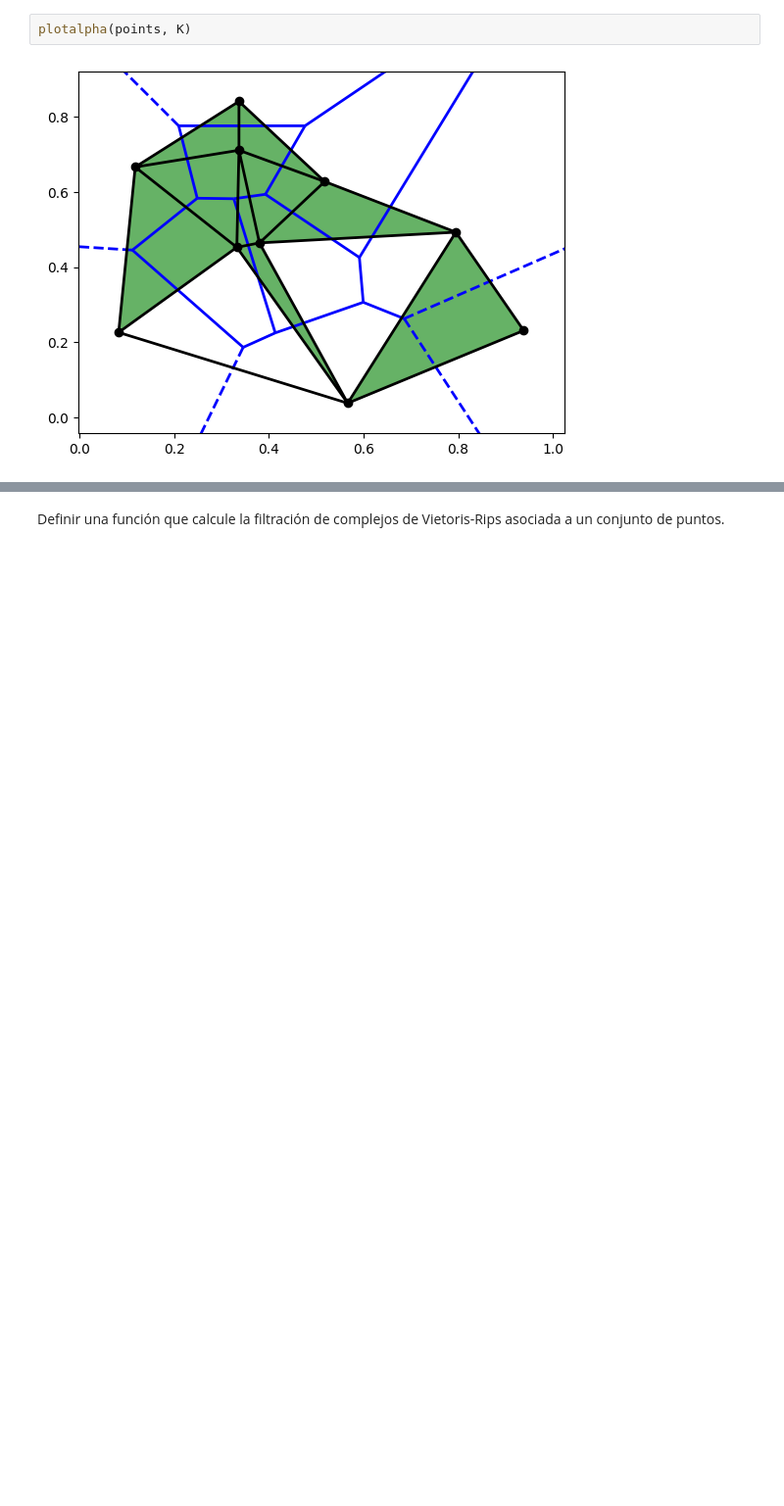
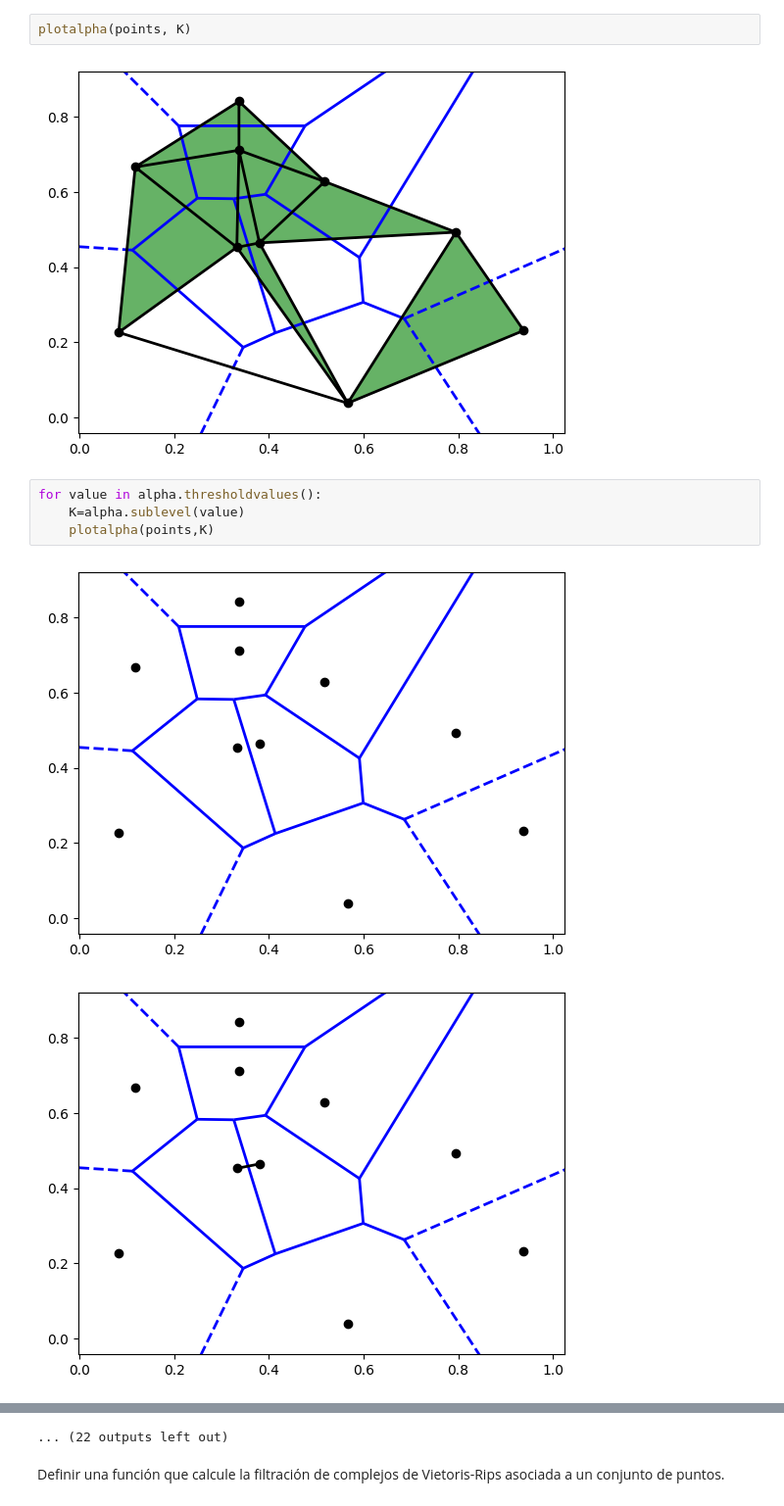
Before and after one commit to panchooglez/TopoAplicada, a Jupyter notebook: ejs/2.ipynb, the cells around one changed output, grey strips where cells are left out. Shown at 98% size. Drawn from its saved outputs; the diff is of its cells as text; blank space fills up the shorter version.

```diff
--- a/ejs/2.ipynb
+++ b/ejs/2.ipynb
@@ -250,3 +250,10 @@ def plotalpha(points, K):
 plotalpha(points, K)
 # %% [output]
 [figure]
+# %%
+for value in alpha.thresholdvalues():
+    K=alpha.sublevel(value)
+    plotalpha(points,K)
+# %% [output]
+[figure, added]
+[figure, added]
@@ -253,2 +270,3 @@ plotalpha(points, K)
+... (22 outputs left out)
 # %% [markdown]
 Definir una función que calcule la filtración de complejos de Vietoris-Rips asociada a un conjunto de puntos.
```
Also changed, not shown: parts of 7 cells of this notebook, 1 other file.
